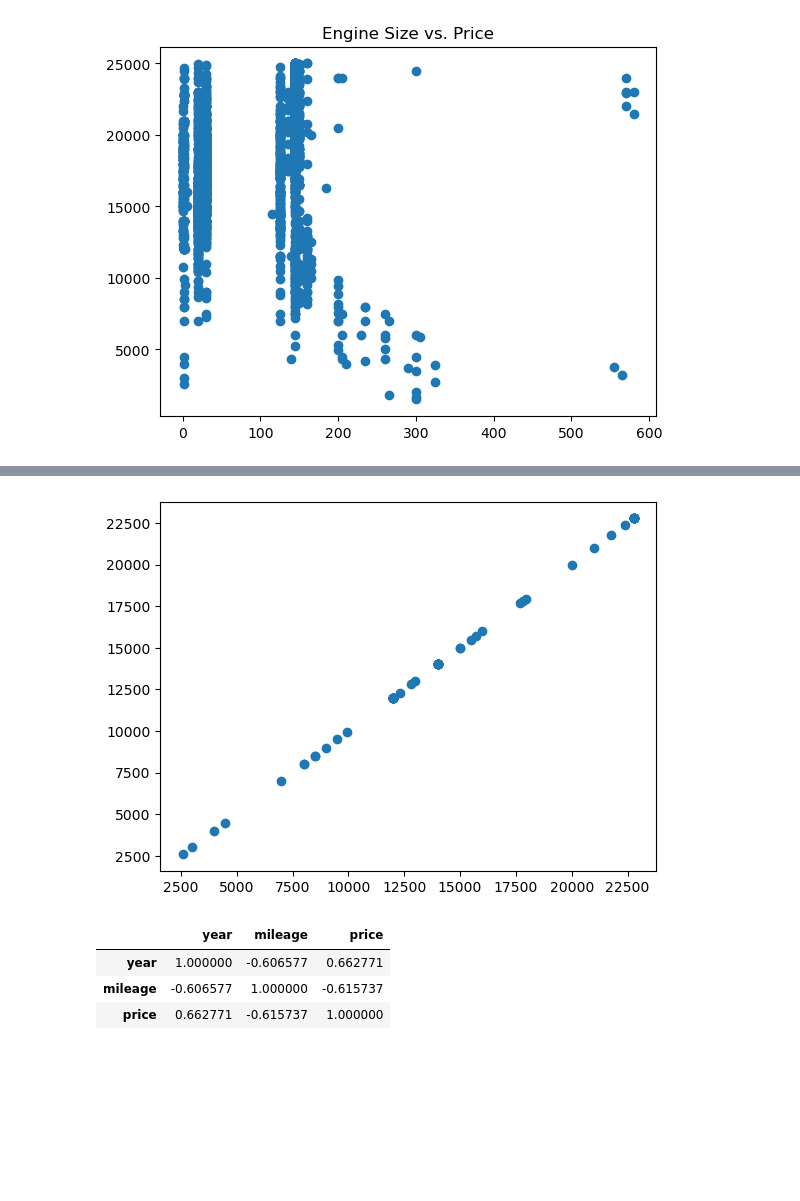
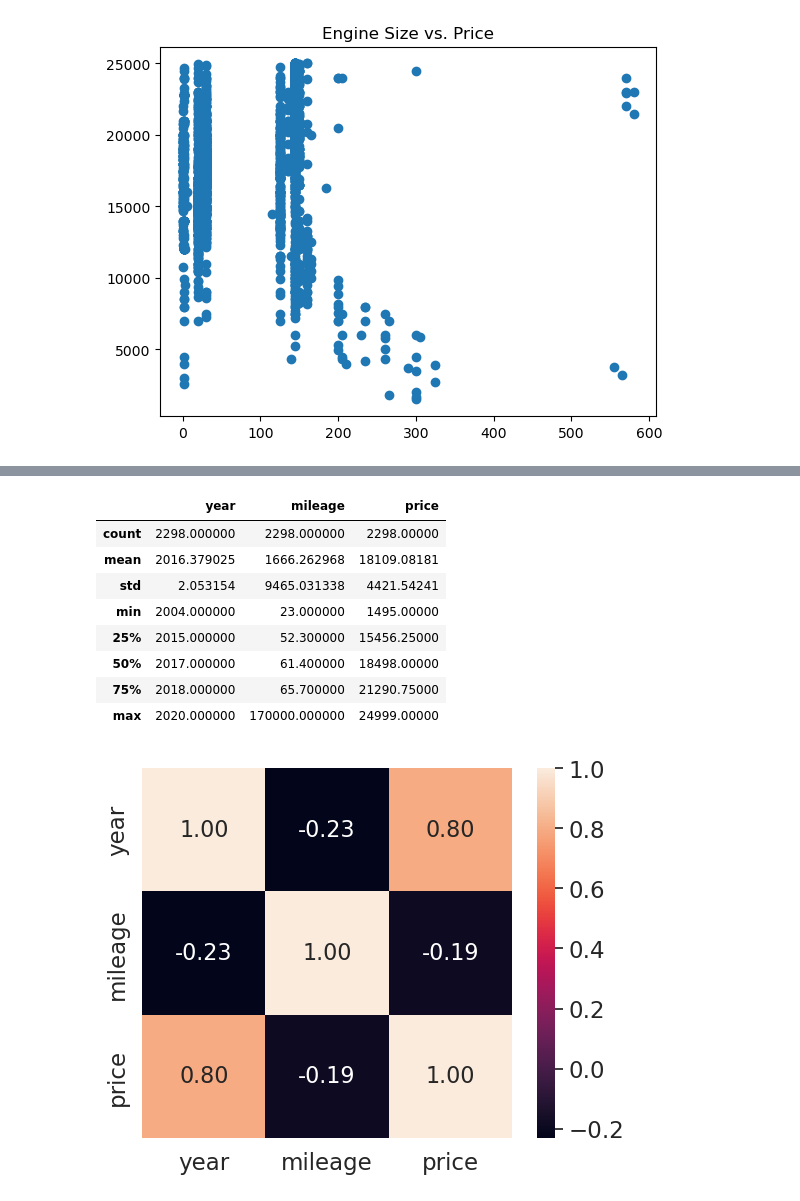
Before and after one commit to mateusAbdallah/car-dataset, a Jupyter notebook: Project01.ipynb, the cells around one changed output, grey strips where cells are left out. Cells and saved outputs as stored; diff of their text form; code cells hidden in the pictures; blank space fills up the shorter version.

Commit message:
correlations with heatmap

```diff
--- a/Project01.ipynb
+++ b/Project01.ipynb
@@ -406,16 +404,27 @@ plt.tight_layout()
 # %%
 df_num.reset_index(drop=True, inplace=True)
 # %%
-df_num.drop(df_num.loc[df_num['mileage']<=30000].index, inplace=True)
+df_num.describe()
+# %% [output]
+|  | year | mileage | price |
+| count | 2298.000000 | 2298.000000 | 2298.00000 |
+| mean | 2016.379025 | 1666.262968 | 18109.08181 |
+| std | 2.053154 | 9465.031338 | 4421.54241 |
+| min | 2004.000000 | 23.000000 | 1495.00000 |
+| 25% | 2015.000000 | 52.300000 | 15456.25000 |
+| 50% | 2017.000000 | 61.400000 | 18498.00000 |
+| 75% | 2018.000000 | 65.700000 | 21290.75000 |
+| max | 2020.000000 | 170000.000000 | 24999.00000 |
-# %%
-plt.scatter(df_num.price, df_num.price)
-plt.show()
-# %% [output]
-[figure, removed]
-# %%
-df_num.corr()
-# %% [output]
-|  | year | mileage | price |
-| year | 1.000000 | -0.606577 | 0.662771 |
-| mileage | -0.606577 | 1.000000 | -0.615737 |
-| price | 0.662771 | -0.615737 | 1.000000 |
+# %%
+cm = np.corrcoef(df_num.values.T)
+sns.set(font_scale=1.5)
+hm = sns.heatmap(cm,
+                cbar=True,
+                annot=True,
+                square=True,
+                fmt='.2f',
+                annot_kws={'size':16},
+                yticklabels=df_num.columns,
+                xticklabels=df_num.columns)
+# %% [output]
+[figure, added]
```
Also changed, not shown: parts of 1 cell of this notebook.
